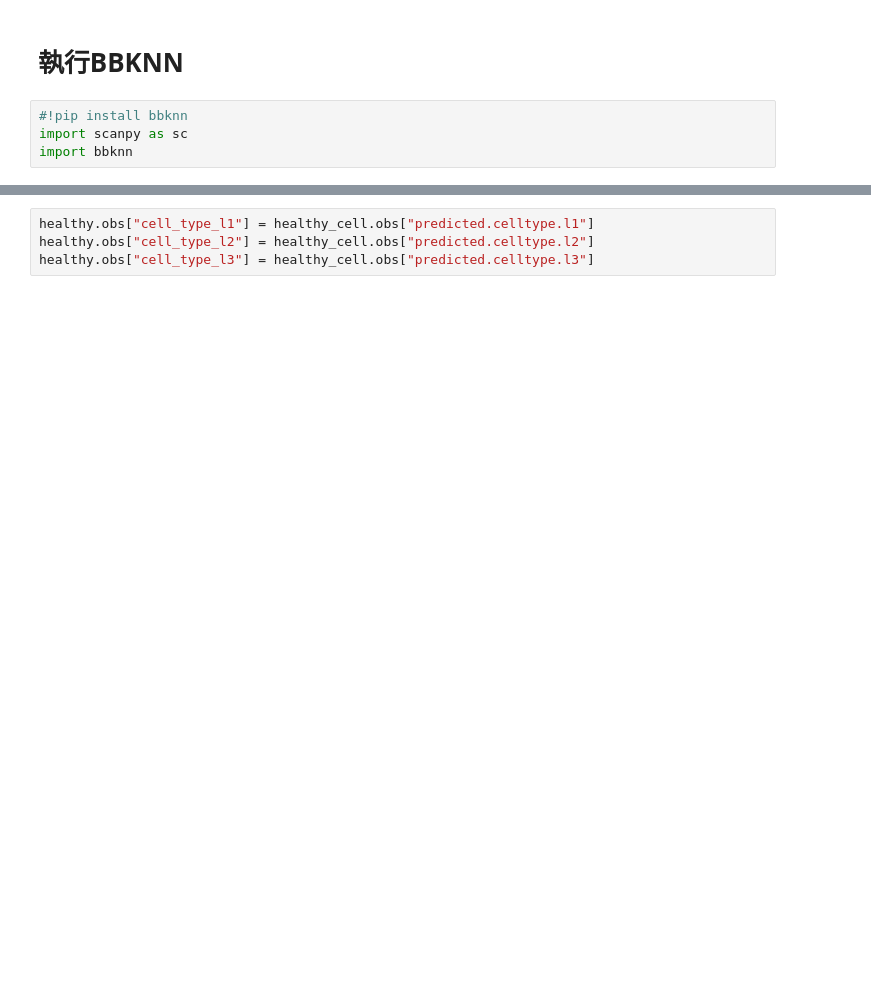
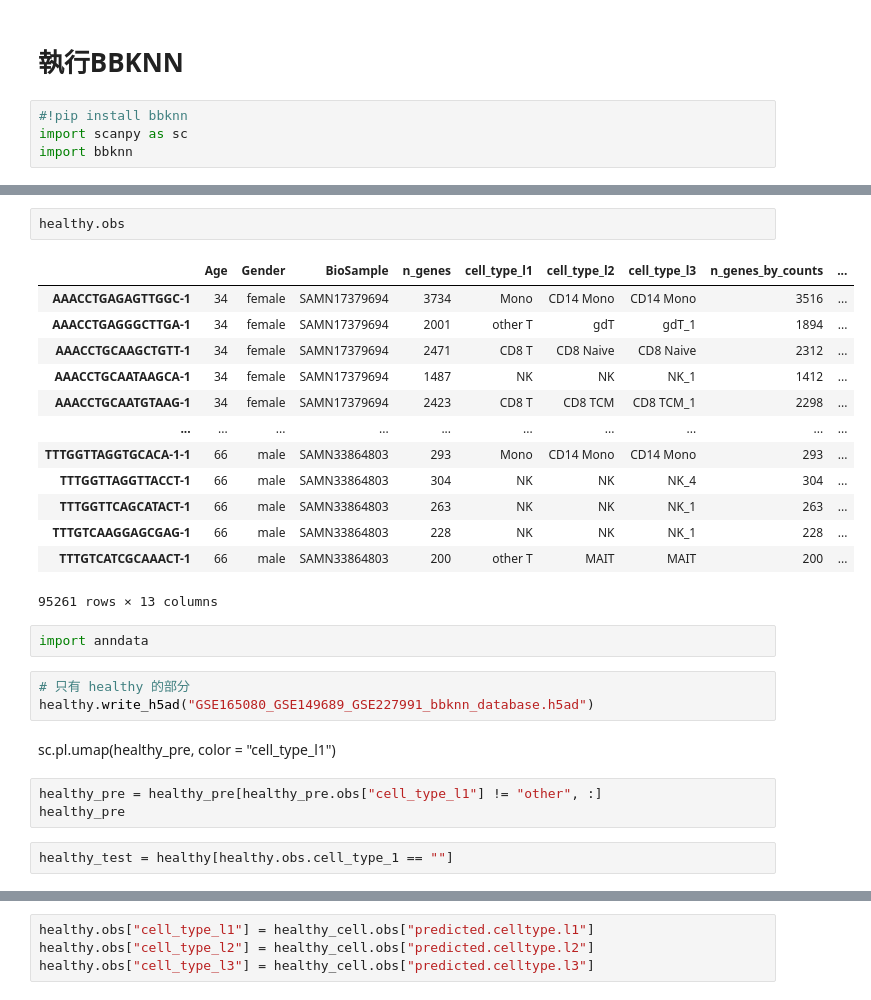
Before and after one commit to benson8902/Research, a Jupyter notebook: Code/Step3 Remove Batch Effect(After annotation).ipynb, the cells around one changed output, grey strips where cells are left out. Saved outputs shown, nothing was run; the diff lists cells and outputs as text; blank space fills up the shorter version.

```diff
--- a/Code/Step3 Remove Batch Effect(After annotation).ipynb
+++ b/Code/Step3 Remove Batch Effect(After annotation).ipynb
@@ -122,0 +89,28 @@ View of AnnData object with n_obs × n_vars = 4627 × 27426
+# %%
+healthy.obs
+# %% [output]
+|  | Age | Gender | BioSample | n_genes | cell_type_l1 | cell_type_l2 | cell_type_l3 | n_genes_by_counts | ... |
+| AAACCTGAGAGTTGGC-1 | 34 | female | SAMN17379694 | 3734 | Mono | CD14 Mono | CD14 Mono | 3516 | ... |
+| AAACCTGAGGGCTTGA-1 | 34 | female | SAMN17379694 | 2001 | other T | gdT | gdT_1 | 1894 | ... |
+| AAACCTGCAAGCTGTT-1 | 34 | female | SAMN17379694 | 2471 | CD8 T | CD8 Naive | CD8 Naive | 2312 | ... |
+| AAACCTGCAATAAGCA-1 | 34 | female | SAMN17379694 | 1487 | NK | NK | NK_1 | 1412 | ... |
+| AAACCTGCAATGTAAG-1 | 34 | female | SAMN17379694 | 2423 | CD8 T | CD8 TCM | CD8 TCM_1 | 2298 | ... |
+| ... | ... | ... | ... | ... | ... | ... | ... | ... | ... |
+| TTTGGTTAGGTGCACA-1-1 | 66 | male | SAMN33864803 | 293 | Mono | CD14 Mono | CD14 Mono | 293 | ... |
+| TTTGGTTAGGTTACCT-1 | 66 | male | SAMN33864803 | 304 | NK | NK | NK_4 | 304 | ... |
+| TTTGGTTCAGCATACT-1 | 66 | male | SAMN33864803 | 263 | NK | NK | NK_1 | 263 | ... |
+| TTTGTCAAGGAGCGAG-1 | 66 | male | SAMN33864803 | 228 | NK | NK | NK_1 | 228 | ... |
+| TTTGTCATCGCAAACT-1 | 66 | male | SAMN33864803 | 200 | other T | MAIT | MAIT | 200 | ... |
+95261 rows × 13 columns
+# %%
+import anndata
+# %%
+# 只有 healthy 的部分
+healthy.write_h5ad("GSE165080_GSE149689_GSE227991_bbknn_database.h5ad")
+# %% [markdown]
+sc.pl.umap(healthy_pre, color = "cell_type_l1")
+# %%
+healthy_pre = healthy_pre[healthy_pre.obs["cell_type_l1"] != "other", :]
+healthy_pre
+# %%
+healthy_test = healthy[healthy.obs.cell_type_1 == ""]
```
Also changed, not shown: parts of 30 cells of this notebook, 14 other files.
